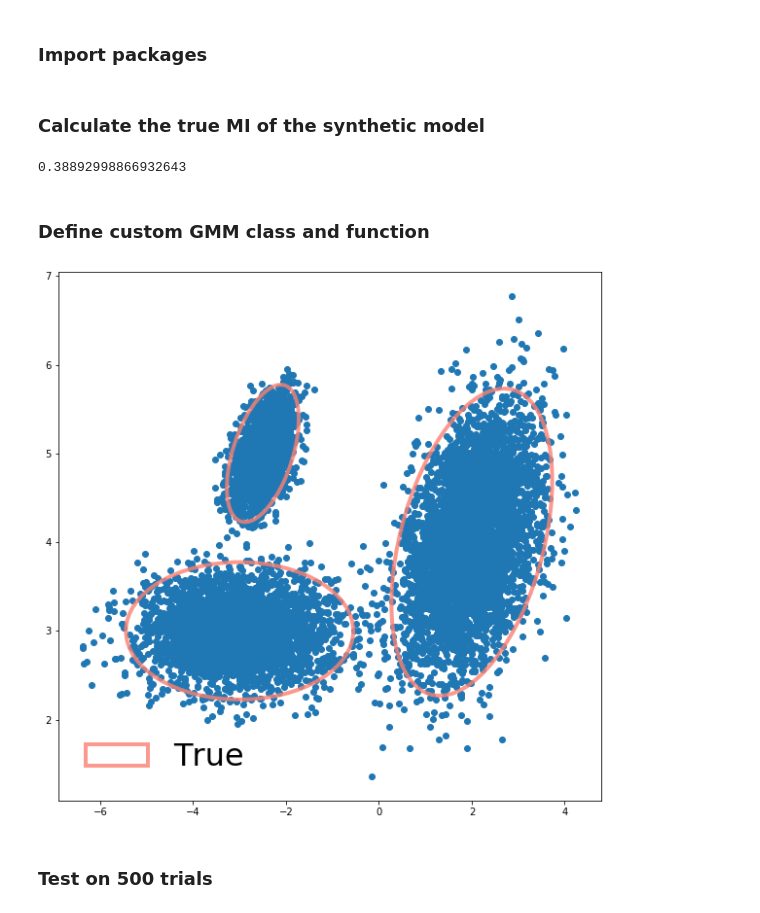
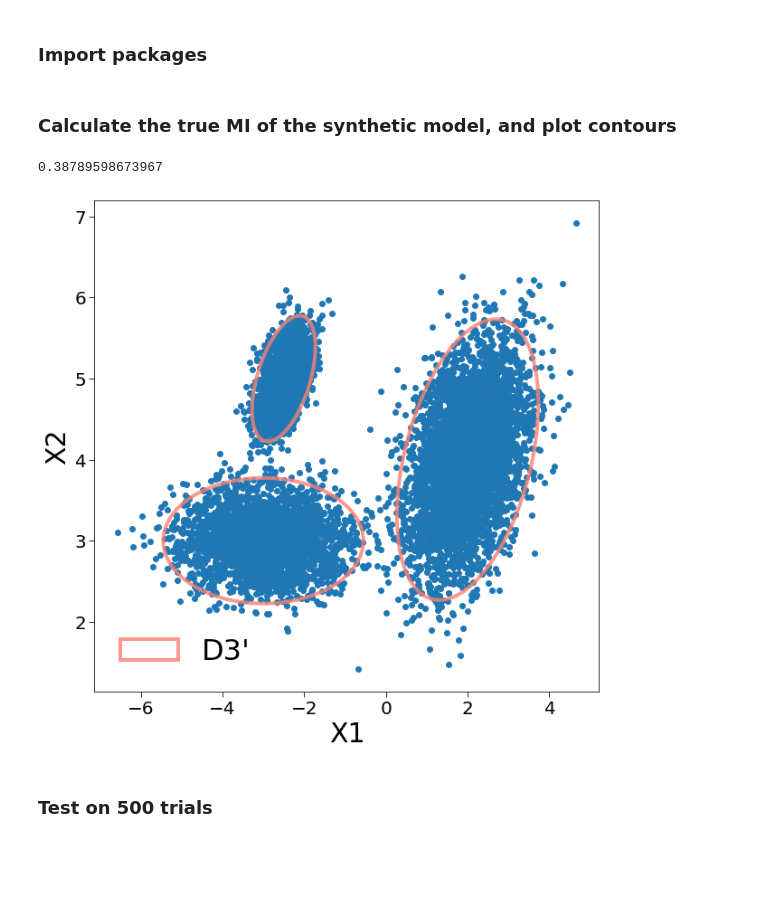
Before and after one commit to dpiras/GMM-MI, a Jupyter notebook: GMM_MI/notebooks/bias_MI_test_D3p.ipynb, the cells around one changed output. Saved outputs shown, nothing was run; the diff lists cells and outputs as text; code cells hidden in the pictures; blank space fills up the shorter version.

```diff
--- a/GMM_MI/notebooks/bias_MI_test_D3p.ipynb
+++ b/GMM_MI/notebooks/bias_MI_test_D3p.ipynb
@@ -1,5 +1,5 @@
-# %% [markdown]
-### Import packages
+# %% [markdown]
+### Import packages
 # %%
 import sys
 sys.path.append('../')
@@ -8,7 +10,9 @@ from utils.synthetic_data import D3p
-# %% [markdown]
-### Calculate the true MI of the synthetic model
+# %% [markdown]
+### Calculate the true MI of the synthetic model, and plot contours
 # %%
-analytic = D3p.estimate_MI_MC(MC_samples=1e8)
+analytic = D3p.estimate_MI_MC(MC_samples=1e5)
 print(analytic)
+plot_contours(D3p, ls='-', label="D3'")
 # %% [output]
-0.38892998866932643
+0.38789598673967
+[figure, added]
@@ -30,2 +18,0 @@ from sklearn.model_selection import KFold
-# %% [markdown]
-### Define custom GMM class and function
@@ -149,47 +19,3 @@ def initialize_parameters(X, random_state, n_components=1, s=None, reg_covar=1e-
-# %%
-def draw_ellipse_gt(position, covariance, weight, ax=None, alpha=None, color=None, label=None, count=0, **kwargs):
-    """Draw an ellipse with a given position and covariance"""
-    ax = ax or plt.gca()
-    # Convert covariance to principal axes
-    if covariance.shape == (2, 2):
-        U, s, Vt = np.linalg.svd(covariance)
-        angle = np.degrees(np.arctan2(U[1, 0], U[0, 0]))
-        width, height = 2 * np.sqrt(s)
-        #print(s)
-
-    # draw the ellipse
-    # These should be 68% and 95% contours, from a chi2 table
-    ranges = [np.sqrt(5.991)] #[np.sqrt(0.77), np.sqrt(5.991)]
-    for nsig in ranges:
-        ax.add_patch(Ellipse(position, nsig * width, nsig * height,
-                             angle, color=color, alpha=alpha,  label=label if count==0 else "", **kwargs))
-    #ax.scatter(position[0], position[1],  marker='X', s=0*weight, color=color, alpha=alpha, label=label if count==0 else "")
-    ax.legend(fontsize=32, frameon=False, loc='lower left')
-
-
-def plot_covariance(gmm, ax=None, color='salmon', ls='--', label='True'):
-    ax = ax or plt.gca()
-    #ax.set_xlim((-4, 5))
-    #ax.set_ylim((-2.1, 4.5))
-
-    means, covariances, weights = gmm.means_, gmm.covariances_, gmm.weights_
-    w_factor = 1 # just for the plot
-    count=0
-    for mean, covariance, weight in zip(means, covariances, weights):
-        draw_ellipse_gt(mean, covariance, weight, ax=ax, alpha=0.8, fill=False, color=color,ls=ls, linewidth=4, label=label, count=count)
-        count += 1
-
-# draw true contours to double-check
-fig, ax = plt.subplots(1, 1, figsize=(10, 10))
-
-random_state = 14
-gmm_true = my_GMM(n_components=n_components, weights_init=weights, means_init=means, covariances_init=covariances, random_state=random_state)
-X = gmm_true.sample(1e4)[0]
-
-plot_covariance(gmm_true, ax=ax, ls='-')
-ax.scatter(X[:, 0], X[:, 1]);
-# %% [output]
-[figure, removed]
 # %% [markdown]
 ### Test on 500 trials
 # %%
```
Also changed, not shown: parts of 3 cells of this notebook, 3 other files.
